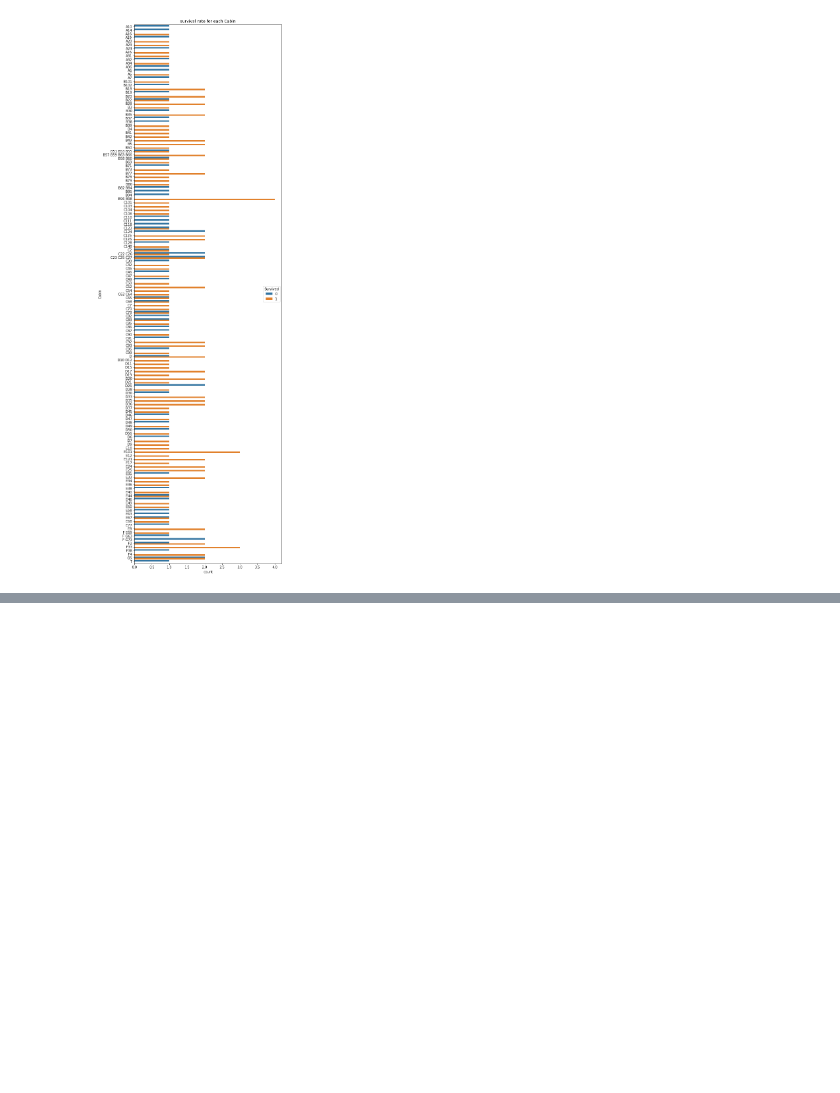
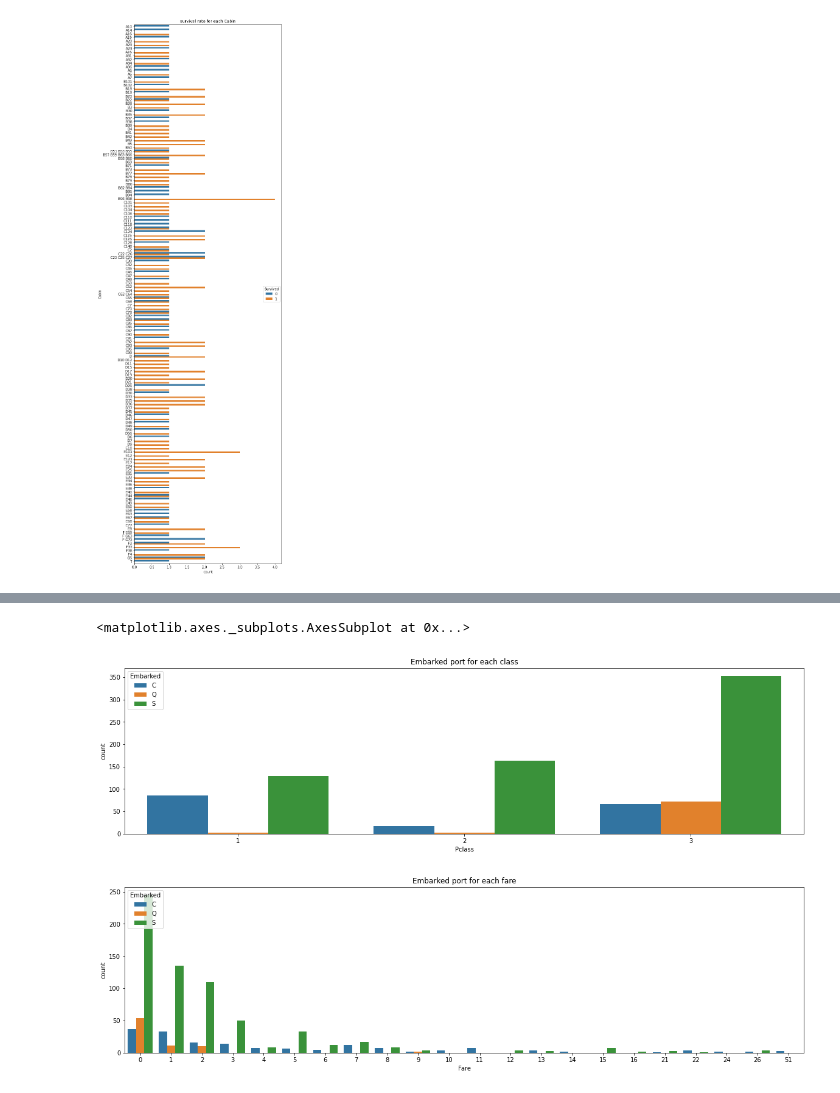
Before and after one commit to JavierOramas/kaggle-titanic, a Jupyter notebook: full_analysis.ipynb, the cells around one changed output, grey strips where cells are left out. Saved outputs shown, nothing was run; the diff lists cells and outputs as text; code cells hidden in the pictures; blank space fills up the shorter version.

```diff
--- a/full_analysis.ipynb
+++ b/full_analysis.ipynb
@@ -142,0 +179,11 @@ NameError: name 'ply' is not defined
+# %%
+plt.figure(figsize=(20,5))
+plt.title('Embarked port for each class')
+sns.countplot(x='Pclass', hue='Embarked', data=df)
+plt.figure(figsize=(20,5))
+plt.title('Embarked port for each fare')
+sns.countplot(x='Fare', hue='Embarked', data=df)
+# %% [output]
+<matplotlib.axes._subplots.AxesSubplot at 0x...>
+[figure, added]
+[figure, added]
```
Also changed, not shown: parts of 8 cells of this notebook.
